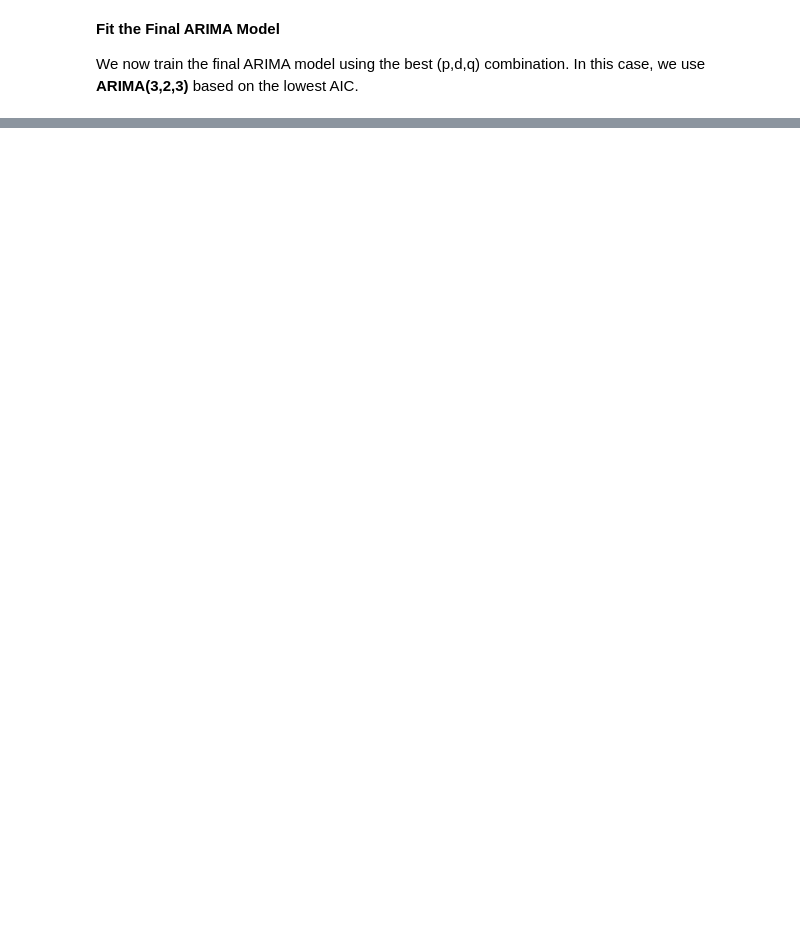
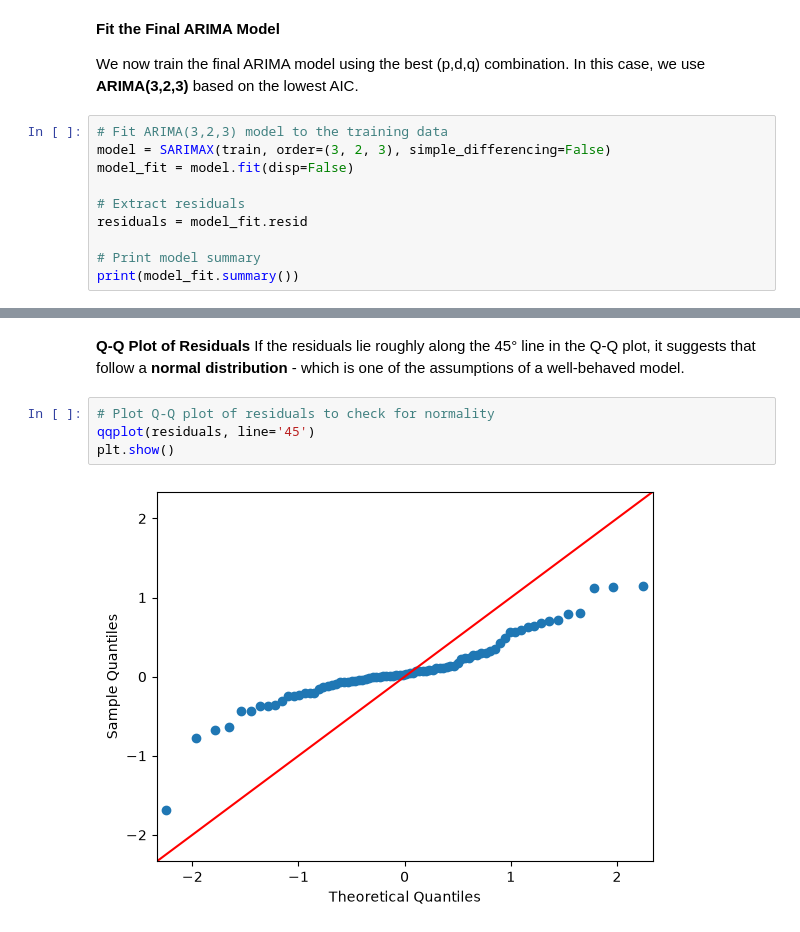
Before and after one commit to michaelhudson2205/INFO3022_Practicals, a Jupyter notebook: P4_3_ARMA_ARIMA.ipynb, the cells around one changed output, grey strips where cells are left out. Drawn from its saved outputs; the diff is of its cells as text; blank space fills up the shorter version.

```diff
--- a/P4_3_ARMA_ARIMA.ipynb
+++ b/P4_3_ARMA_ARIMA.ipynb
@@ -670,3 +670,13 @@ print(result_df)
 **Fit the Final ARIMA Model**
 
 We now train the final ARIMA model using the best (p,d,q) combination. In this case, we use **ARIMA(3,2,3)** based on the lowest AIC.
+# %%
+# Fit ARIMA(3,2,3) model to the training data
+model = SARIMAX(train, order=(3, 2, 3), simple_differencing=False)
+model_fit = model.fit(disp=False)
+
+# Extract residuals
+residuals = model_fit.resid
+
+# Print model summary
+print(model_fit.summary())
@@ -672,0 +701,9 @@ We now train the final ARIMA model using the best (p,d,q) combination. In this c
+# %% [markdown]
+**Q-Q Plot of Residuals**
+If the residuals lie roughly along the 45° line in the Q-Q plot, it suggests that follow a **normal distribution** - which is one of the assumptions of a well-behaved model.
+# %%
+# Plot Q-Q plot of residuals to check for normality
+qqplot(residuals, line='45')
+plt.show()
+# %% [output]
+[figure, added]
```
Also changed, not shown: parts of 18 cells of this notebook.
